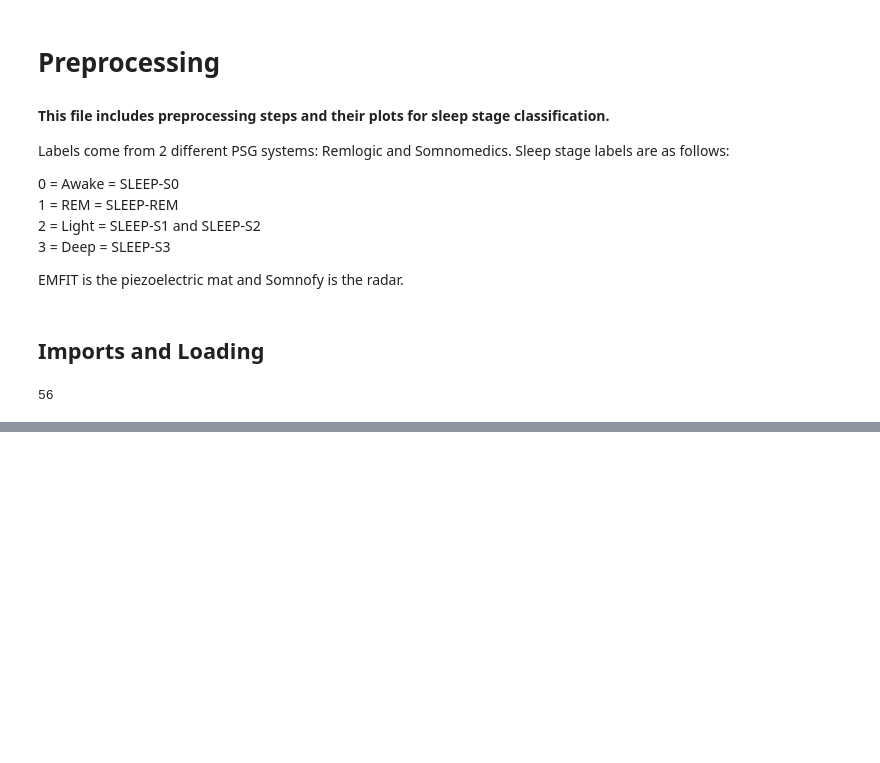
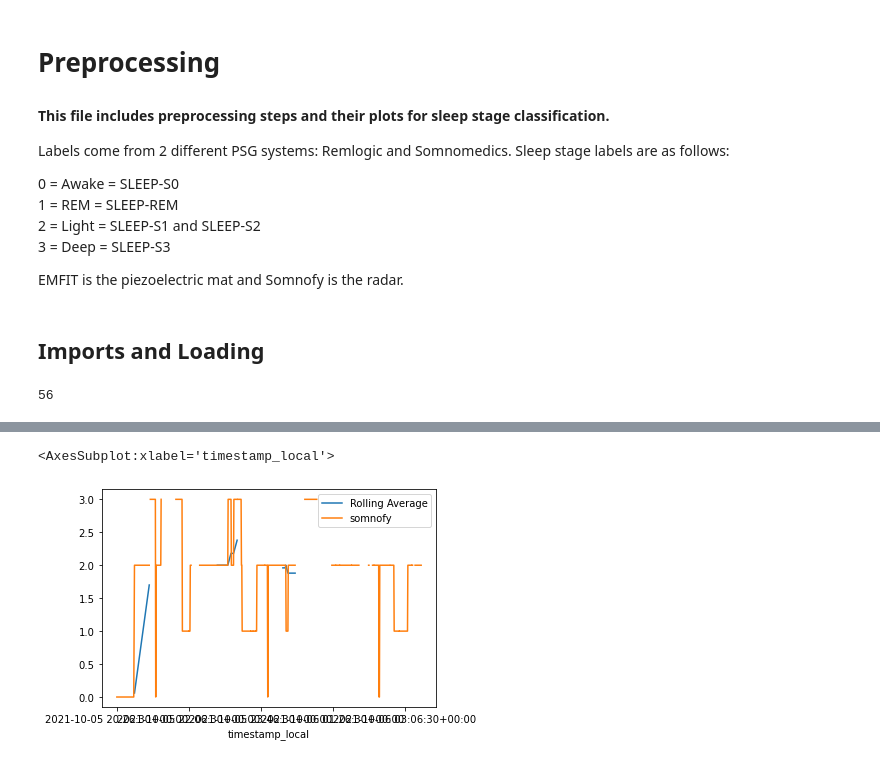
Before and after one commit to elifKurtay/ML_Sleep_Stages_Project, a Jupyter notebook: scripts/Preprocessing.ipynb, the cells around one changed output, grey strips where cells are left out. Saved outputs shown, nothing was run; the diff lists cells and outputs as text; code cells hidden in the pictures; blank space fills up the shorter version.

```diff
--- a/scripts/Preprocessing.ipynb
+++ b/scripts/Preprocessing.ipynb
@@ -55,0 +79,6 @@ sleep_stages[10:55].plot()
+# %%
+df["Rolling Average"] = df["somnofy"].rolling(window=50).mean()
+df[["Rolling Average", "somnofy"]].plot()
+# %% [output]
+<AxesSubplot:xlabel='timestamp_local'>
+[figure, added]
```
Also changed, not shown: parts of 14 cells of this notebook, 3 other files.
